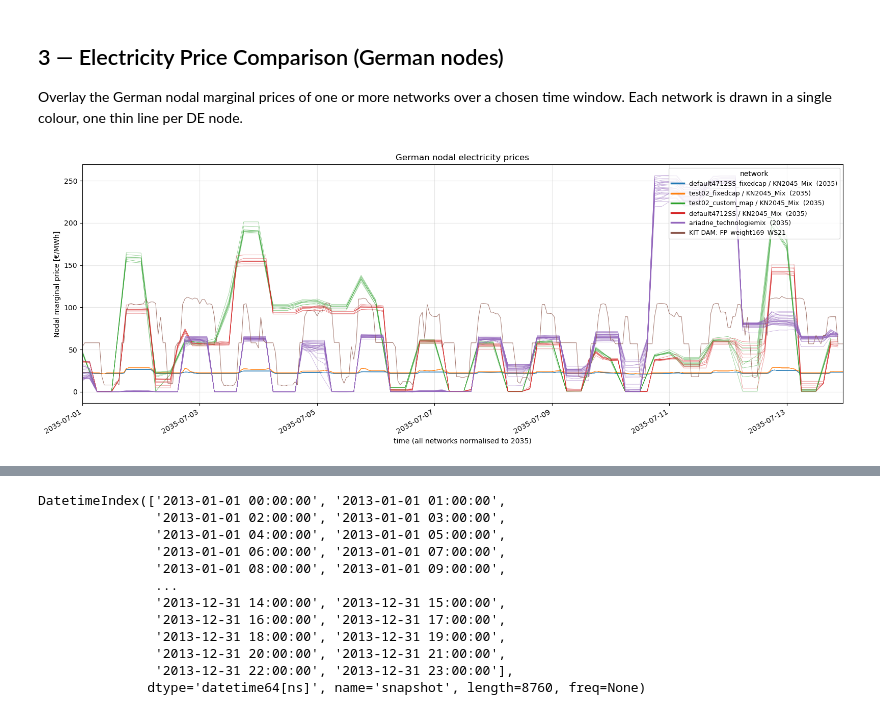
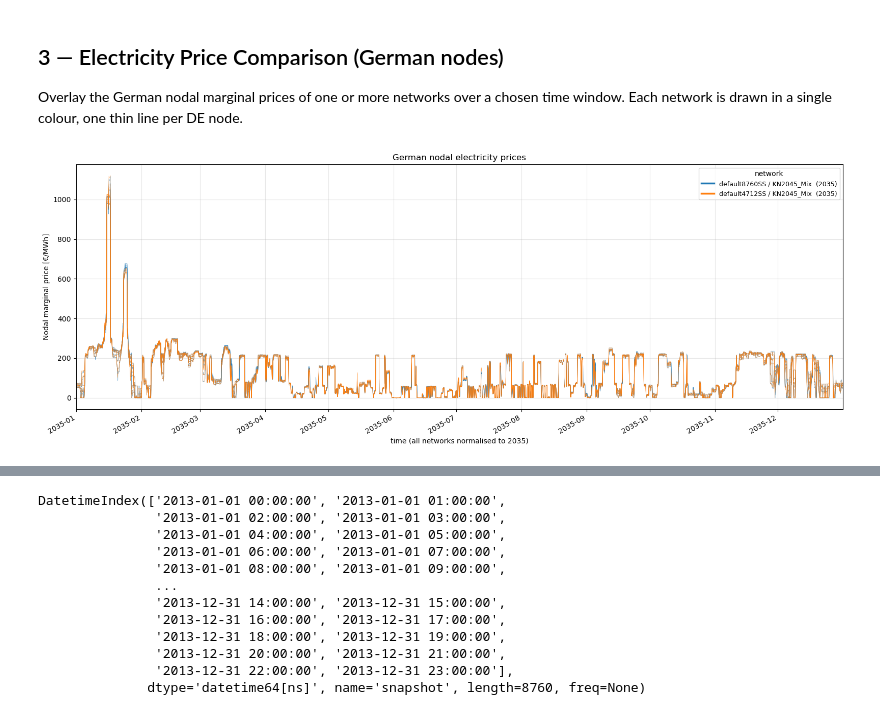
Before and after one commit to FiBe-ie2s/pypsa-de, a Jupyter notebook: thesis/analysis.ipynb, the cells around one changed output, grey strips where cells are left out. Cells and saved outputs as stored; diff of their text form; code cells hidden in the pictures.

```diff
--- a/thesis/analysis.ipynb
+++ b/thesis/analysis.ipynb
@@ -127,7 +127,8 @@ def load(path):
 #nw_default_2030 = load(ROOT / r"results\default4712SS\KN2045_Mix\networks\base_s_27__none_2030.nc")
 #nw_test_fixedcap_2035 = load(ROOT / r"results\test02_fixedcap\KN2045_Mix\networks\base_s_27__none_2035_op.nc")
 #nw_fixedcap_2035 = load(ROOT / r"results\default4712SS_fixedcap\KN2045_Mix\networks\base_s_27__none_2035_op.nc")
+#nw_test02_custom_map_2035 = load(ROOT / r"results\test02_custom_map\KN2045_Mix\networks\base_s_27__none_2035.nc")
+nw_default8760 = load(ROOT / r"results\default8760SS\KN2045_Mix\networks\base_s_27__none_2035.nc")
 
-#nw_test02_custom_map_2035 = load(ROOT / r"results\test02_custom_map\KN2045_Mix\networks\base_s_27__none_2035.nc")
-nw_ariadne = load(ROOT / r"results\ariadne_technologiemix\base_s_49_lvopt__none_2035.nc")
+#nw_ariadne = load(ROOT / r"results\ariadne_technologiemix\base_s_49_lvopt__none_2035.nc")
 # %% [output]
@@ -416,20 +424,20 @@ time window. Each network is drawn in a single colour, one thin line per DE node
 # %%
 # ── German nodal electricity prices — compare several networks ──
 # bundles to overlay. Each network -> one colour, one thin line per German node.
-selected = [nw_fixedcap_2035, nw_test_fixedcap_2035, nw_test02_custom_map_2035, nw_default_2035, nw_ariadne]   # <- networks to compare
+selected = [nw_default8760, nw_default_2035]   # <- networks to compare #, nw_fixedcap_2035, nw_test_fixedcap_2035, nw_test02_custom_map_2035, nw_ariadne
 
 # ── External DAM price series from KIT agent-based model ──────
 # CSV with 360 hourly DE-LU price series for 2035 (8760 hours).
 # Add column names to this list to overlay them on the plot.
 dam_csv = ROOT / "thesis" / "DE_LU_2035_360prices.csv"
-dam_series_to_plot = ["FP_weight169_WS21"]   # <- pick columns from CSV to plot
+dam_series_to_plot = []   #"FP_weight169_WS21" <- pick columns from CSV to plot
 
 # Time window, given in the REF_YEAR calendar below (set both to None for full year).
 # Networks from different planning horizons are normalised onto REF_YEAR so their
 # curves line up on the same axis (month/day/hour are preserved).
 REF_YEAR = 2035
-T_START = "2035-07-01"
-T_END   = "2035-07-14"
+T_START =None# "2035-07-01"
+T_END   =None # "2035-07-14"
 
 fig, ax = plt.subplots(figsize=(16, 6))
 palette = plt.cm.tab10.colors
@@ -443,31 +451,31 @@ for k, nw in enumerate(selected):
         prices = prices[(idx >= T_START) & (idx < T_END)]
 
     color = palette[k % len(palette)]
     for bus in de:
         ax.plot(prices.index, prices[bus], color=color, linewidth=0.5, alpha=0.6)
     ax.plot([], [], color=color, linewidth=2.5, label=nw["TITLE"])   # one legend entry / network
 
 # ── Plot external DAM series ──────────────────────────────────
 if dam_series_to_plot:
     dam_df = pd.read_csv(dam_csv)
     dam_idx = pd.date_range(start=f"{REF_YEAR}-01-01", periods=len(dam_df), freq="h")
     dam_df.index = dam_idx
     for j, col in enumerate(dam_series_to_plot):
         series = dam_df[col]
         if T_START and T_END:
             series = series[(dam_idx >= T_START) & (dam_idx < T_END)]
         color = palette[(len(selected) + j) % len(palette)]
         ax.plot(series.index, series.values, color=color, linewidth=0.7, alpha=0.8)
         ax.plot([], [], color=color, linewidth=2.5, label=f"KIT DAM: {col}")
 
 ax.set_ylabel("Nodal marginal price [€/MWh]")
 ax.set_xlabel(f"time (all networks normalised to {REF_YEAR})")
 ax.set_title("German nodal electricity prices")
 ax.margins(x=0)
 ax.grid(True, alpha=0.3)
 ax.legend(loc="upper right", fontsize=9, title="network")
 fig.autofmt_xdate()
 plt.tight_layout()
 plt.show()
 # %% [output]
-[figure, old version]
+[figure, new version]
```
Also changed, not shown: parts of 5 cells of this notebook, 2 other files.
